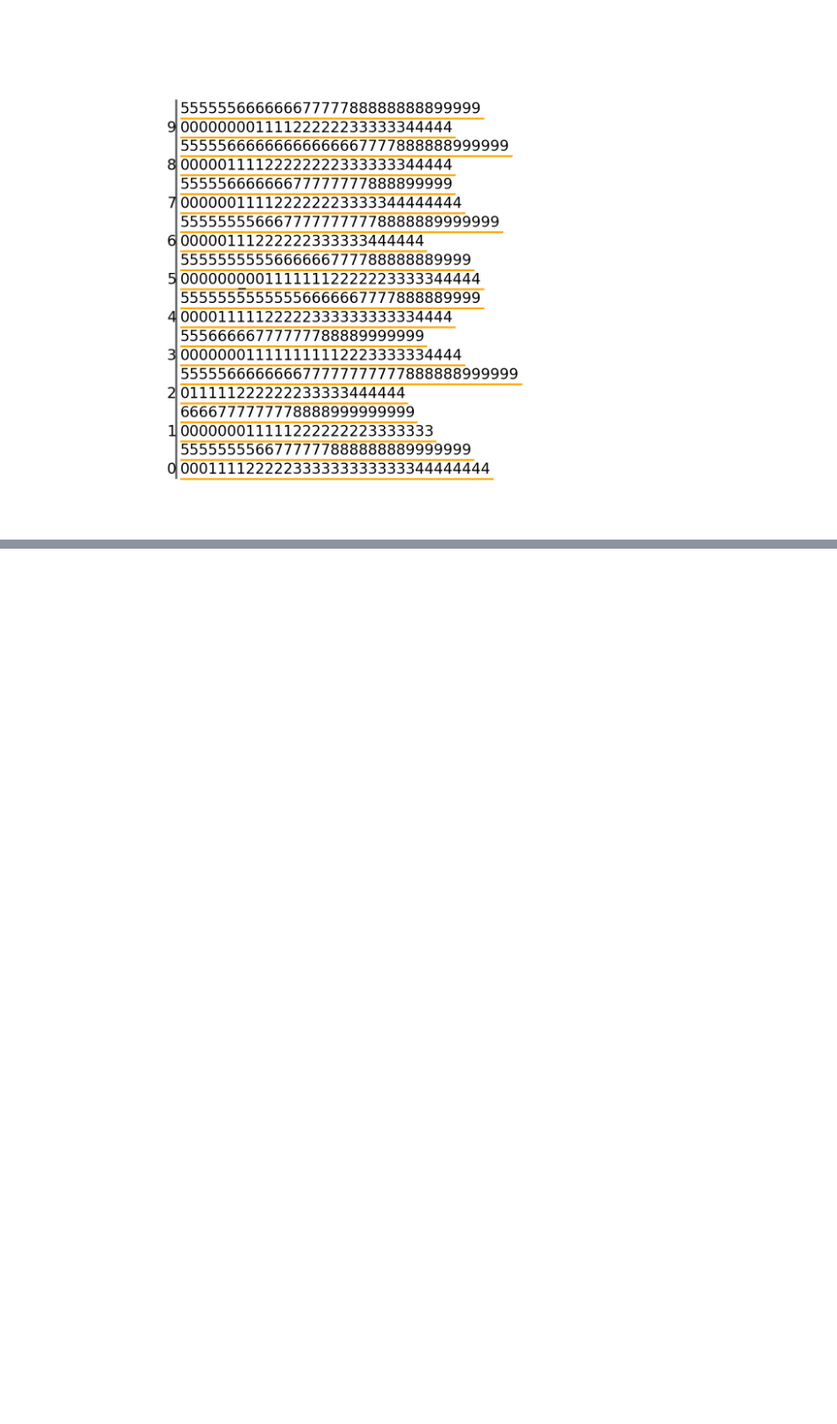
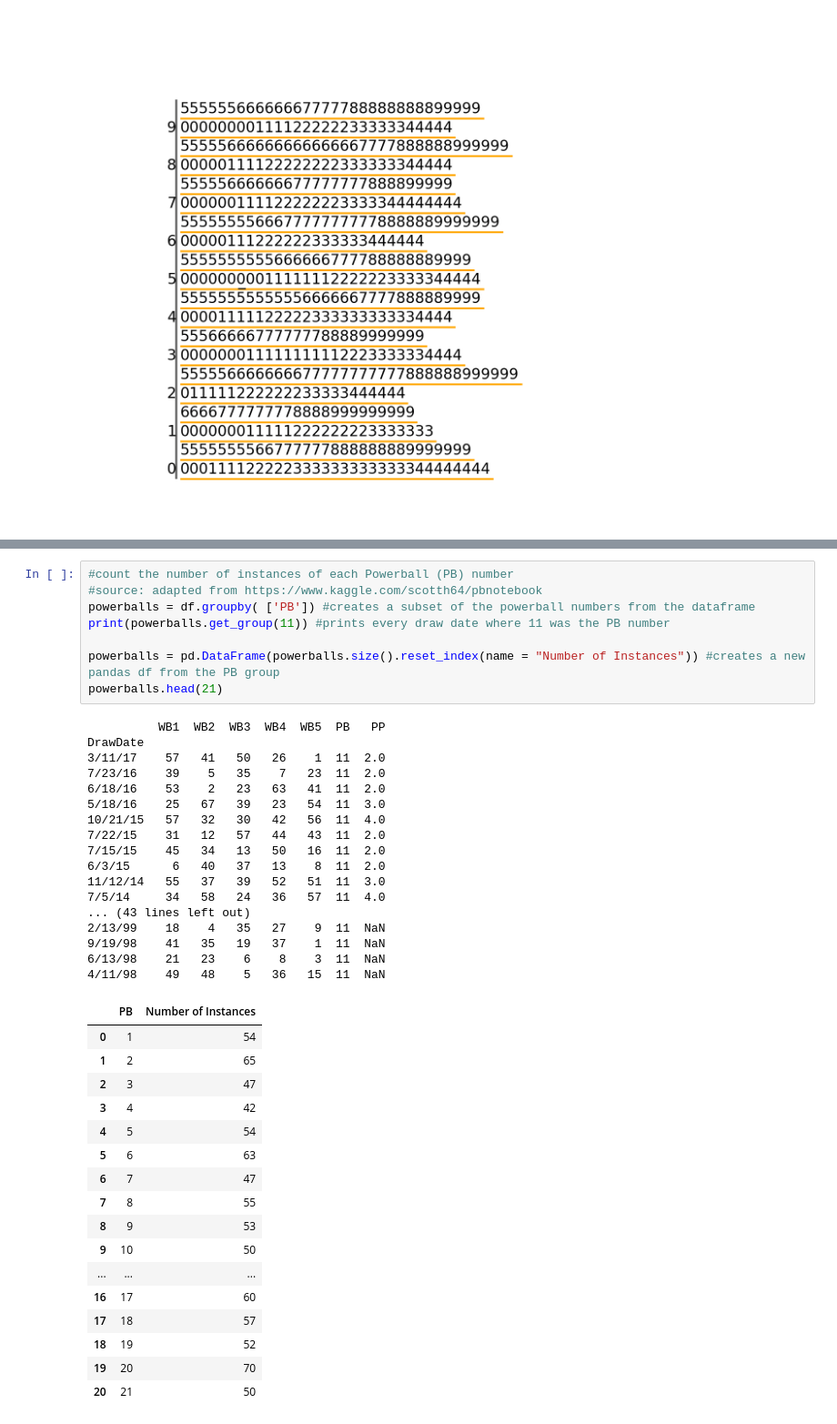
Before and after one commit to BIOF309/10-final-project-ksheard, a Jupyter notebook: 10-final-project-ksheard.ipynb, the cells around one changed output, grey strips where cells are left out. Shown at 91% size. Drawn from its saved outputs; the diff is of its cells as text; blank space fills up the shorter version.

```diff
--- a/10-final-project-ksheard.ipynb
+++ b/10-final-project-ksheard.ipynb
@@ -158,0 +160,43 @@ However, this is not true in reality. Human beings tend to choose numbers based
+# %%
+#count the number of instances of each Powerball (PB) number
+#source: adapted from https://www.kaggle.com/scotth64/pbnotebook
+powerballs = df.groupby( ['PB']) #creates a subset of the powerball numbers from the dataframe
+print(powerballs.get_group(11)) #prints every draw date where 11 was the PB number
+
+powerballs = pd.DataFrame(powerballs.size().reset_index(name = "Number of Instances")) #creates a new pandas df from the PB group
+powerballs.head(21)
+# %% [output]
+          WB1  WB2  WB3  WB4  WB5  PB   PP
+DrawDate
+3/11/17    57   41   50   26    1  11  2.0
+7/23/16    39    5   35    7   23  11  2.0
+6/18/16    53    2   23   63   41  11  2.0
+5/18/16    25   67   39   23   54  11  3.0
+10/21/15   57   32   30   42   56  11  4.0
+7/22/15    31   12   57   44   43  11  2.0
+7/15/15    45   34   13   50   16  11  2.0
+6/3/15      6   40   37   13    8  11  2.0
+11/12/14   55   37   39   52   51  11  3.0
+7/5/14     34   58   24   36   57  11  4.0
+... (43 lines left out)
+2/13/99    18    4   35   27    9  11  NaN
+9/19/98    41   35   19   37    1  11  NaN
+6/13/98    21   23    6    8    3  11  NaN
+4/11/98    49   48    5   36   15  11  NaN
+|  | PB | Number of Instances |
+| 0 | 1 | 54 |
+| 1 | 2 | 65 |
+| 2 | 3 | 47 |
+| 3 | 4 | 42 |
+| 4 | 5 | 54 |
+| 5 | 6 | 63 |
+| 6 | 7 | 47 |
+| 7 | 8 | 55 |
+| 8 | 9 | 53 |
+| 9 | 10 | 50 |
+| ... | ... | ... |
+| 16 | 17 | 60 |
+| 17 | 18 | 57 |
+| 18 | 19 | 52 |
+| 19 | 20 | 70 |
+| 20 | 21 | 50 |
```
Also changed, not shown: parts of 12 cells of this notebook, 11 other files.
